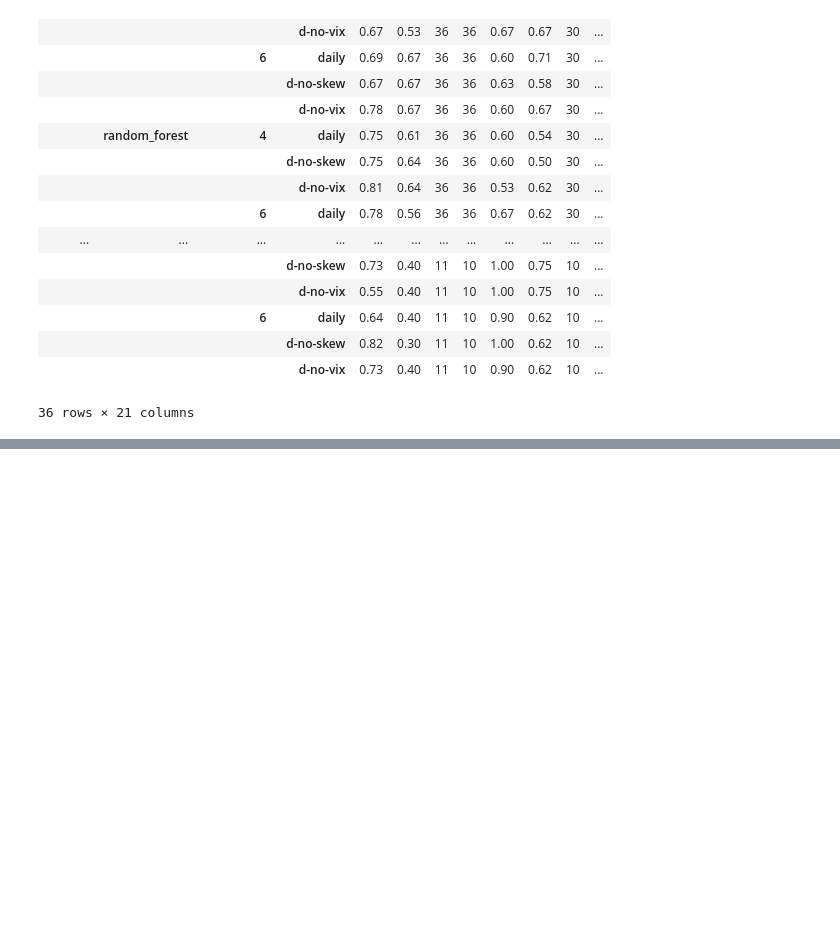
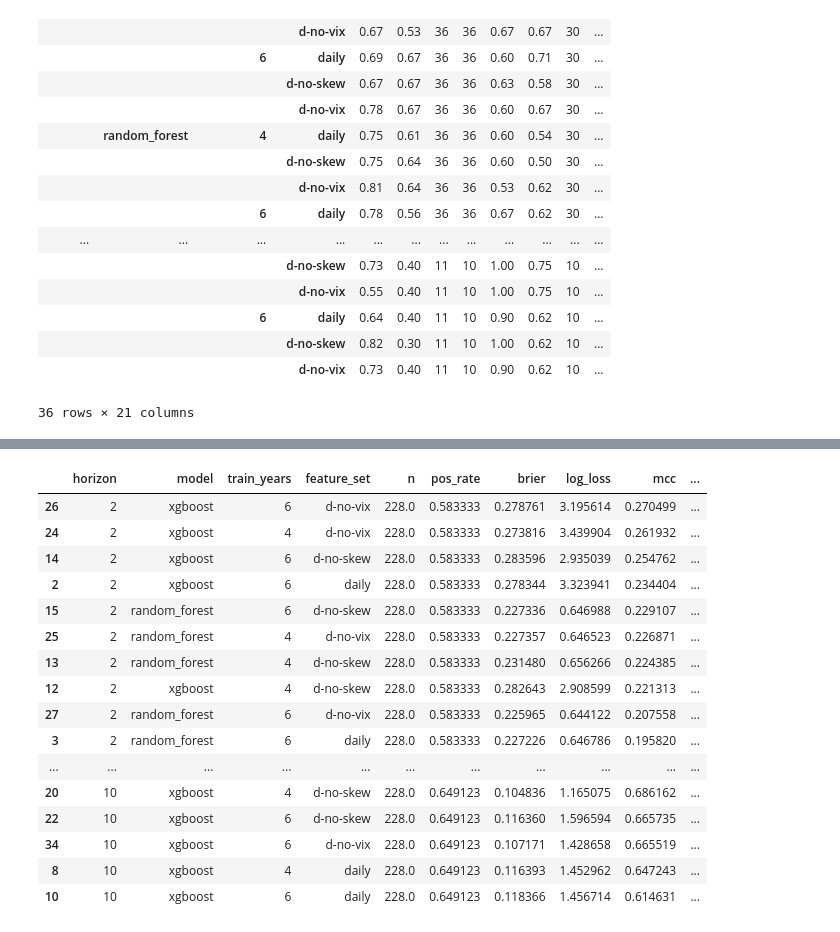
Before and after one commit to bchase17/Fracturion, a Jupyter notebook: Intraday_Model_Pipeline/performance_assessment.ipynb, the cells around one changed output, grey strips where cells are left out. Drawn from its saved outputs; the diff is of its cells as text; code cells hidden in the pictures; blank space fills up the shorter version.

Commit message:
performance metrics and calibration

```diff
--- a/Intraday_Model_Pipeline/performance_assessment.ipynb
+++ b/Intraday_Model_Pipeline/performance_assessment.ipynb
@@ -275,0 +292,84 @@ all_flip.round(2)               # all horizons stacked with "horizon" index leve
+# %%
+import numpy as np
+import pandas as pd
+from sklearn.metrics import brier_score_loss, log_loss, matthews_corrcoef
+
+gcols = ["horizon", "model", "train_years", "feature_set"]
+
+# expects:
+# - results_df["pred"] = P(y=1)
+# - results_df["y_true"] (or change y_col below)
+# - results_df["acc"] = 1/0 correctness (not used for Brier/MCC/logloss)
+y_col = "test_pos_n"   # <-- change if your actual label column is named differently
+p_col = "pred"
+
+def _clip01(p, eps=1e-15):
+    p = np.asarray(p, dtype=float)
+    return np.clip(p, eps, 1 - eps)
+
+def _metrics(g: pd.DataFrame) -> pd.Series:
+    y = g[y_col].astype(int).to_numpy()
+    p = _clip01(g[p_col].to_numpy())
+
+    # hard preds at 0.5 for MCC
+    yhat = (p >= 0.5).astype(int)
+
+    # coverage masks for 0.6/0.4 rule
+    sel = (p >= 0.6) | (p <= 0.4)
+
+    # brier / logloss
+    brier = brier_score_loss(y, p)
+    ll = log_loss(y, p)  # binary log loss
+
+    # MCC (only meaningful if both classes appear in y and yhat)
+    mcc = np.nan
+    if (np.unique(y).size > 1) and (np.unique(yhat).size > 1):
+        mcc = matthews_corrcoef(y, yhat)
+
+    # conditional accuracy when confident
+    cov = float(sel.mean())
+    acc_conf = float((yhat[sel] == y[sel]).mean()) if sel.any() else np.nan
+
+    # also useful: confident accuracy vs overall accuracy
+    acc_all = float((yhat == y).mean())
+
+    return pd.Series({
+        "n": len(g),
+        "pos_rate": float(y.mean()),
+        "brier": float(brier),
+        "log_loss": float(ll),
+        "mcc": float(mcc),
+        "acc_all_0p5": acc_all,
+        "cov_pge0p6_ple0p4": cov,
+        "acc_pge0p6_ple0p4": acc_conf,
+        "n_pge0p6_ple0p4": int(sel.sum()),
+    })
+
+metrics_df = (
+    perf_df
+    .dropna(subset=[y_col, p_col])
+    .groupby(gcols, sort=False)
+    .apply(_metrics, include_groups=False)
+    .reset_index()
+    .sort_values(["horizon", "mcc", "brier"], ascending=[True, False, True])
+)
+
+metrics_df
+# %% [output]
+|  | horizon | model | train_years | feature_set | n | pos_rate | brier | log_loss | mcc | ... |
+| 26 | 2 | xgboost | 6 | d-no-vix | 228.0 | 0.583333 | 0.278761 | 3.195614 | 0.270499 | ... |
+| 24 | 2 | xgboost | 4 | d-no-vix | 228.0 | 0.583333 | 0.273816 | 3.439904 | 0.261932 | ... |
+| 14 | 2 | xgboost | 6 | d-no-skew | 228.0 | 0.583333 | 0.283596 | 2.935039 | 0.254762 | ... |
+| 2 | 2 | xgboost | 6 | daily | 228.0 | 0.583333 | 0.278344 | 3.323941 | 0.234404 | ... |
+| 15 | 2 | random_forest | 6 | d-no-skew | 228.0 | 0.583333 | 0.227336 | 0.646988 | 0.229107 | ... |
+| 25 | 2 | random_forest | 4 | d-no-vix | 228.0 | 0.583333 | 0.227357 | 0.646523 | 0.226871 | ... |
+| 13 | 2 | random_forest | 4 | d-no-skew | 228.0 | 0.583333 | 0.231480 | 0.656266 | 0.224385 | ... |
+| 12 | 2 | xgboost | 4 | d-no-skew | 228.0 | 0.583333 | 0.282643 | 2.908599 | 0.221313 | ... |
+| 27 | 2 | random_forest | 6 | d-no-vix | 228.0 | 0.583333 | 0.225965 | 0.644122 | 0.207558 | ... |
+| 3 | 2 | random_forest | 6 | daily | 228.0 | 0.583333 | 0.227226 | 0.646786 | 0.195820 | ... |
+| ... | ... | ... | ... | ... | ... | ... | ... | ... | ... | ... |
+| 20 | 10 | xgboost | 4 | d-no-skew | 228.0 | 0.649123 | 0.104836 | 1.165075 | 0.686162 | ... |
+| 22 | 10 | xgboost | 6 | d-no-skew | 228.0 | 0.649123 | 0.116360 | 1.596594 | 0.665735 | ... |
+| 34 | 10 | xgboost | 6 | d-no-vix | 228.0 | 0.649123 | 0.107171 | 1.428658 | 0.665519 | ... |
+| 8 | 10 | xgboost | 4 | daily | 228.0 | 0.649123 | 0.116393 | 1.452962 | 0.647243 | ... |
+| 10 | 10 | xgboost | 6 | daily | 228.0 | 0.649123 | 0.118366 | 1.456714 | 0.614631 | ... |
```
Also changed, not shown: parts of 4 cells of this notebook, 3 other files.
